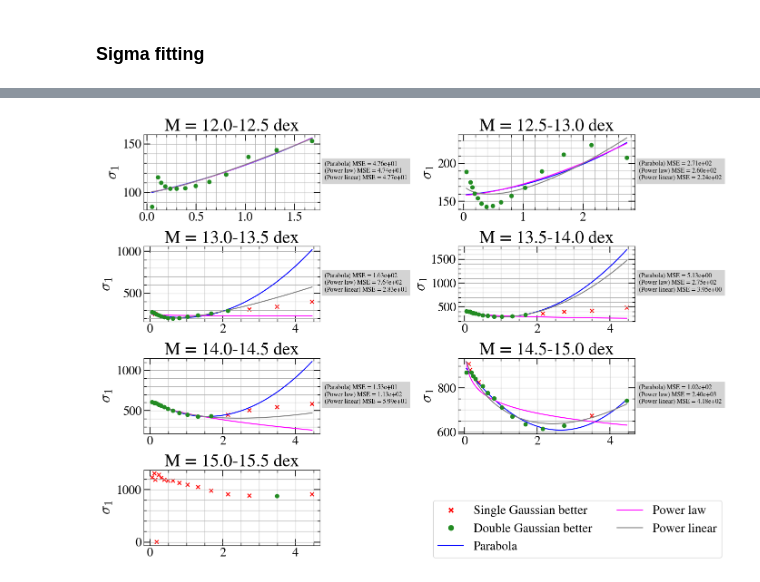
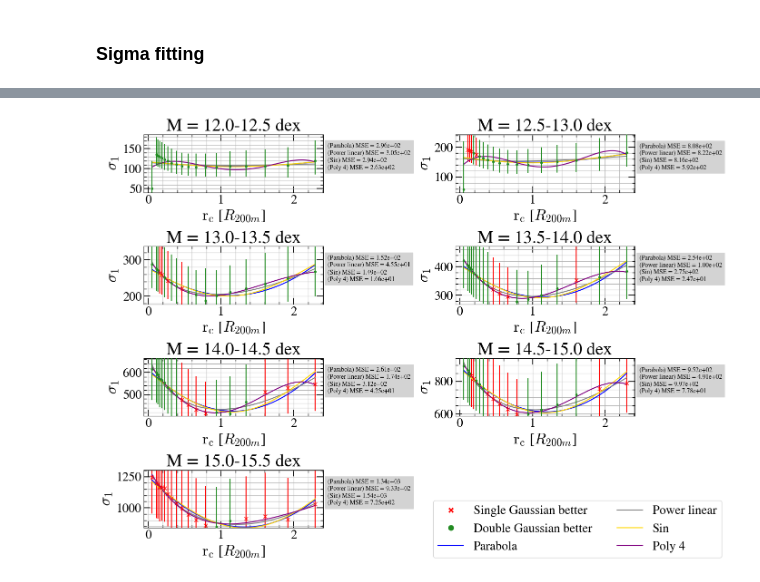
Before and after one commit to TimvdVuurst/MRP_vdvuurst, a Jupyter notebook: notebooks/onehalo_functional_forms.ipynb, the cells around one changed output, grey strips where cells are left out. Drawn from its saved outputs; the diff is of its cells as text; code cells hidden in the pictures.

Commit message:
Binning on Rvir implemented and ran

```diff
--- a/notebooks/onehalo_functional_forms.ipynb
+++ b/notebooks/onehalo_functional_forms.ipynb
@@ -107,9 +118,14 @@ mass_dict_single_gaussian['M_12.0-12.5']
 ### Old version, throwing functions at the wall
 # %%
 from scipy.optimize import curve_fit
-rbins = modified_logspace(0, 5, 18)
-rbin_centers = np.array([np.mean(rbins[i:i+2]) for i in range(17)])
+if r_unit == 'Mpc':
+    rbins = modified_logspace(0, 5, 18)
+    n = 17
+elif r_unit == 'Rvir':
+    rbins = modified_logspace(0, 2.5, 20)
+    n = 19
 
+rbin_centers = np.array([np.mean(rbins[i:i+2]) for i in range(n)])
 def const_func(r,a):
     return np.full_like(r, a)
 
@@ -211,9 +227,14 @@ colors = ['red', 'black', 'blue', 'forestgreen', 'orange', 'magenta', 'gray']
 color_dict = dict(zip(func_names,colors))
 func_dict = dict(zip(func_names, all_funcs))
 
-rbins = modified_logspace(0, 5, 18)
-rbin_centers = np.array([np.mean(rbins[i:i+2]) for i in range(17)])
+if r_unit == 'Mpc':
+    rbins = modified_logspace(0, 5, 18)
+    n = 17
+elif r_unit == 'Rvir':
+    rbins = modified_logspace(0, 2.5, 20)
+    n = 19
 
+rbin_centers = np.array([np.mean(rbins[i:i+2]) for i in range(n)])
 def reduced_chi2(O, E, sigma, dof):
     return np.sum(np.square(O - E) / sigma** 2) / dof
 
@@ -438,7 +459,7 @@ def compare_models(range_str = None, mode = 'both',single_better_border = 0.):
             # ax.set_ylabel(r'$-\log_{10}(\mathcal{L}_{\mathrm{d}} \cdot \mathcal{L}_{\mathrm{s}})$', fontsize =18)
             ax.set_ylabel(r'BIC diff', fontsize = 18)
             # ax.set_ylabel(r'$\frac{-\log_{10}(\mathcal{L}_{\mathrm{d}})}{-\log_{10}(\mathcal{L}_{\mathrm{s}})}$', fontsize =18)
-            ax.set_xlabel(r'$r_{\mathrm{centre}}$ [Mpc]', fontsize = 14)
+            ax.set_xlabel(r'$r_{\mathrm{centre}}$ [R200m]', fontsize = 14)
 
 
             legend_elements = [Line2D([0], [0], marker='X', color='white', label='Single Gaussian better',markerfacecolor='red', markersize=10),
@@ -675,9 +729,15 @@ exp
 def piecewise_parabola_linear_func(x, a, b, c, d, e,f):
     return np.piecewise(x, condlist = [x < d, x >= d], funclist= [lambda x: parabola_func(x, a, b, c), lambda x: linear_func(x, e,f )])
 
-all_funcs = [const_func, linear_func, parabola_func, exp_func, exp_sq_func, power_law_func, power_linear_func, inverse_func, exp_no_a_func, exp_no_b_func, exp_no_c_func, piecewise_parabola_linear_func]
+def sin_func(x,a,b,c):
+    return a*np.sin(b*x) + c
+
+def poly_4_func(x, a, b, c, d, e):
+    return a*np.power(x,4) + b*np.power(x, 3) + c* np.square(x) + d*x + e
+
+all_funcs = [const_func, linear_func, parabola_func, exp_func, exp_sq_func, power_law_func, power_linear_func, inverse_func, exp_no_a_func, exp_no_b_func, exp_no_c_func, piecewise_parabola_linear_func, sin_func, poly_4_func]
 func_names = [f.__name__.split('_func')[0] for f in all_funcs]
-colors = ['red', 'black', 'blue', 'forestgreen', 'orange', 'magenta', 'gray', 'maroon', 'gold', 'deeppink','black', 'red']
+colors = ['red', 'black', 'blue', 'forestgreen', 'orange', 'magenta', 'gray', 'maroon', 'gold', 'deeppink','black', 'red', 'gold', 'purple']
 color_dict = dict(zip(func_names,colors))
 func_dict = dict(zip(func_names, all_funcs))
 
@@ -699,6 +759,10 @@ def fit_sigma1(skip_first_point_low_mass = False, weigh_on_data = False):
 
         single_better_mask = single_better_dict[key]
         sigma1_data = np.array(mass_bin_dict['sigma_1'])
+        sigma1_errs = np.array(mass_bin_dict['sigma_1_errors'])
+
+        sigma1_single_data = np.array(mass_dict_single_gaussian[key]['sigma_1'])
+        sigma1_single_errs = np.array(mass_dict_single_gaussian[key]['sigma_1_errors'])
 
         n_data = mass_bin_dict['N']
 
@@ -707,17 +771,25 @@ def fit_sigma1(skip_first_point_low_mass = False, weigh_on_data = False):
             valid_idx[0] = False
 
         rbin_centers_valid, sigma1_data_valid, single_better_mask_valid = rbin_centers[valid_idx], sigma1_data[valid_idx], single_better_mask[valid_idx]
+        sigma1_single_data_valid, sigma1_single_errs_valid = sigma1_single_data[valid_idx], sigma1_single_errs[valid_idx]
+        sigma1_errs_valid = sigma1_errs[valid_idx]
 
-        ax.scatter(rbin_centers_valid[single_better_mask_valid], sigma1_data_valid[single_better_mask_valid], color = 'red', marker = 'x')
+        sigma1_fit_data = sigma1_data_valid.copy()
+        sigma1_fit_data[single_better_mask_valid] = sigma1_single_data_valid[single_better_mask_valid]
+
+
+        ax.errorbar(rbin_centers_valid[single_better_mask_valid], sigma1_single_data_valid[single_better_mask_valid], yerr = sigma1_single_errs_valid[single_better_mask_valid].T, fmt='.', color = 'red', marker = 'x')
 
         # all valid points for which the double gauss model scored better BIC score
         rc_double_gauss = rbin_centers_valid[~single_better_mask_valid]
         sigma1_double_gauss = sigma1_data_valid[~single_better_mask_valid]
-        ax.scatter(rc_double_gauss, sigma1_double_gauss, color = 'forestgreen', zorder = 10)
+        ax.errorbar(rc_double_gauss, sigma1_double_gauss, yerr = sigma1_errs_valid[~single_better_mask_valid].T, fmt = '.', color = 'forestgreen', zorder = 10)
 
-        if sum(~single_better_mask_valid) < 3:
-            print(f'Mass bin {key} does not have enough double gauss points ({sum(~single_better_mask_valid)}). Skipping the fitting.')
-            continue
+        ax.set_ylim(sigma1_data_valid.min() - 10, sigma1_data_valid.max() + 50)
+
+        # if sum(~single_better_mask_valid) < 3:
+        #     print(f'Mass bin {key} does not have enough double gauss points ({sum(~single_better_mask_valid)}). Skipping the fitting.')
+        #     continue
 
 
         exp_init = np.array([initial_params[x] for x in ['A', 'B', 'C']])
@@ -726,18 +798,19 @@ def fit_sigma1(skip_first_point_low_mass = False, weigh_on_data = False):
 
         # funcs = [exp_func, inverse_func]
         # init_guesses = [exp_init, inverse_init]
-        funcs = [parabola_func, power_law_func, power_linear_func]
+        funcs = [parabola_func, power_linear_func, sin_func, poly_4_func]
 
         power_linear_init = np.array([initial_params[x] for x in ['p', 'n', 'q', 'b']])
-        # linear_init = np.array([initial_params[x] for x in ['m', 'c']])
+        linear_init = np.array([initial_params[x] for x in ['m', 'c']])
         power_law_init = power_linear_init.copy()[:-1]
+        sin_init = [200., 1., 10.]
         # const_init = 400.
         # parabola_init = np.hstack(([1], [initial_params[x] for x in ['m', 'c']]))
         parabola_init = np.array([10., -50, 100.])
-        piecewise_parabola_linear_init = [10, -50, 100, 0.5, 10, -50]
+        poly_4_init = [10, -50, 100, 0.5, 10]
 
-        init_guesses = [parabola_init, power_law_init, power_linear_init]
-        bounds = [([0,-np.inf,-np.inf],[np.inf,np.inf,np.inf]), ([-np.inf,-np.inf,-np.inf],[np.inf, np.inf,np.inf]), ([-np.inf,-np.inf,-np.inf,-np.inf],[np.inf, np.inf,np.inf,np.inf])]
+        init_guesses = [parabola_init, power_linear_init, sin_init, poly_4_init]
+        bounds = [([0,-np.inf,-np.inf],[np.inf,np.inf,np.inf]), ([-np.inf,-np.inf,-np.inf,-np.inf],[np.inf, np.inf,np.inf,np.inf]),([-np.inf,-np.inf,-np.inf],[np.inf, np.inf,np.inf]), ([-np.inf,-np.inf,-np.inf,-np.inf, -np.inf],[np.inf, np.inf,np.inf,np.inf, np.inf])]
 
         func_names = [f.__name__.split('_func')[0] for f in funcs]
 
@@ -746,15 +819,15 @@ def fit_sigma1(skip_first_point_low_mass = False, weigh_on_data = False):
         for fit_func, func_name, init, bound in zip(funcs,func_names,init_guesses, bounds):
             try:
                 if weigh_on_data:
-                    sigma = 1 /n_data[valid_idx & ~single_better_mask]
-                    popt, pcov, infodict, msg, ier = curve_fit(fit_func, xdata = rc_double_gauss, ydata = sigma1_double_gauss,
+                    sigma = 1 /n_data[valid_idx]
+                    popt, pcov, infodict, msg, ier = curve_fit(fit_func, xdata = rbin_centers_valid, ydata = sigma1_fit_data, #on FULL data since single gauss also has sigma1 !!
                                             p0 = init, maxfev = 10000, full_output= True,
                                               sigma = sigma, absolute_sigma = False, bounds = bound)
                 else:
-                    popt, pcov, infodict, msg, ier = curve_fit(fit_func, xdata = rc_double_gauss, ydata = sigma1_double_gauss,
+                    popt, pcov, infodict, msg, ier = curve_fit(fit_func, xdata = rbin_centers_valid, ydata = sigma1_fit_data, #on FULL data since single gauss also has sigma1 !!
                                             p0 = init, maxfev = 10000, full_output= True, bounds = bound)
 
-                if func_name == 'parabola':
+                if func_name == 'sin':
                     print(popt)
 
                 # print(key, func_name, infodict['nfev'])
@@ -784,6 +857,8 @@ def fit_sigma1(skip_first_point_low_mass = False, weigh_on_data = False):
         paramstr = paramstr.strip('\n')
         # ax.set_ylim(-0.025,0.51)
         ax.text(1.025,0.4,paramstr,fontsize=10,backgroundcolor='lightgray',zorder=-1,transform=ax.transAxes)
+        # ax.set_xscale('log')
+        ax.set_xlabel(r'$\text{r}_{\text{c}}$' + f' [${r_unit if r_unit == 'Mpc' else 'R_{{200m}}'}$]')
 
 
     legend_elements = [Line2D([0], [0], marker='X', color='white', label='Single Gaussian better',markerfacecolor='red', markersize=10),
@@ -794,6 +869,7 @@ def fit_sigma1(skip_first_point_low_mass = False, weigh_on_data = False):
 
         legend_elements.append(Line2D([0], [0], color=color_dict[f], label=pretty_func_label))
 
+
     fig.legend(handles = legend_elements, loc = 'lower right', fontsize = 20, ncols = 2)
     axes[np.unravel_index(7, (4,2))].remove()
     plt.tight_layout()
@@ -801,7 +877,7 @@ def fit_sigma1(skip_first_point_low_mass = False, weigh_on_data = False):
 
     return param_dict
 
+# param_dict_sigma1 = fit_sigma1(weigh_on_data=False)
 param_dict_sigma1 = fit_sigma1(weigh_on_data=False)
-param_dict_sigma1 = fit_sigma1(weigh_on_data=True)
-param_dict_sigma1 = fit_sigma1(True, weigh_on_data=True)
+# param_dict_sigma1 = fit_sigma1(True, weigh_on_data=True)
 # %% [output]
@@ -815 +891 @@ Mass bin M_15.0-15.5 does not have enough double gauss points (1). Skipping the
-[figure, old version]
+[figure, new version]
```
Also changed, not shown: parts of 9 cells of this notebook, 8 other files.
